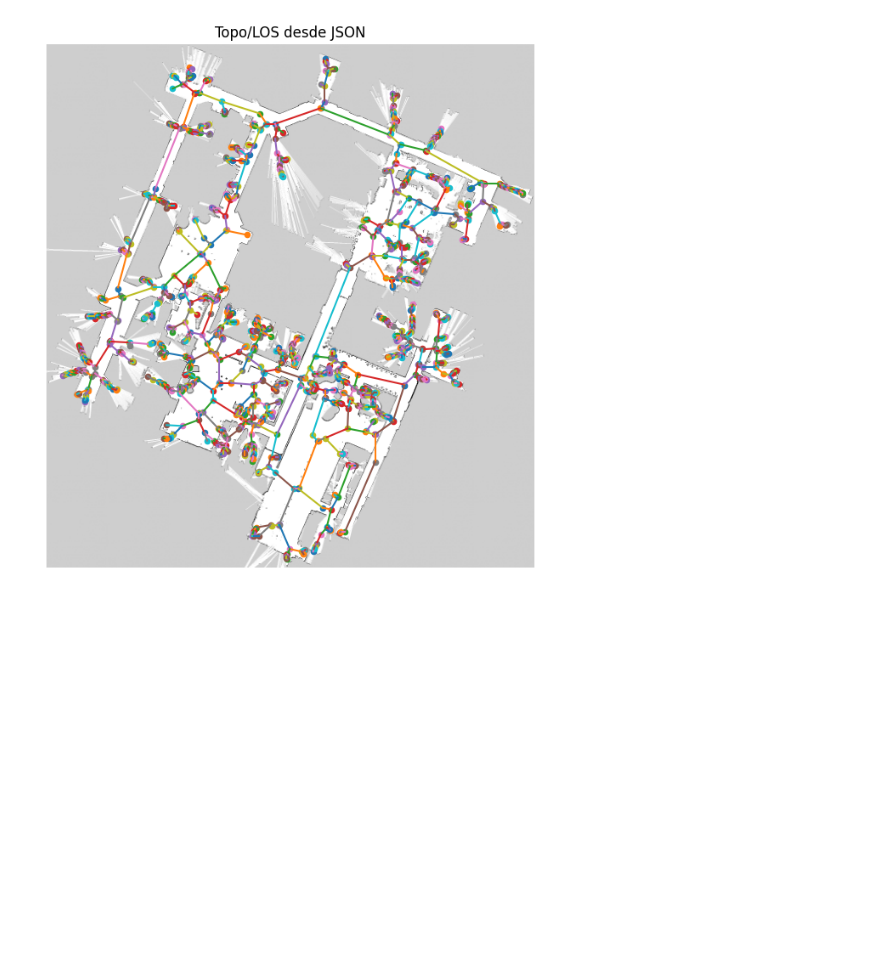
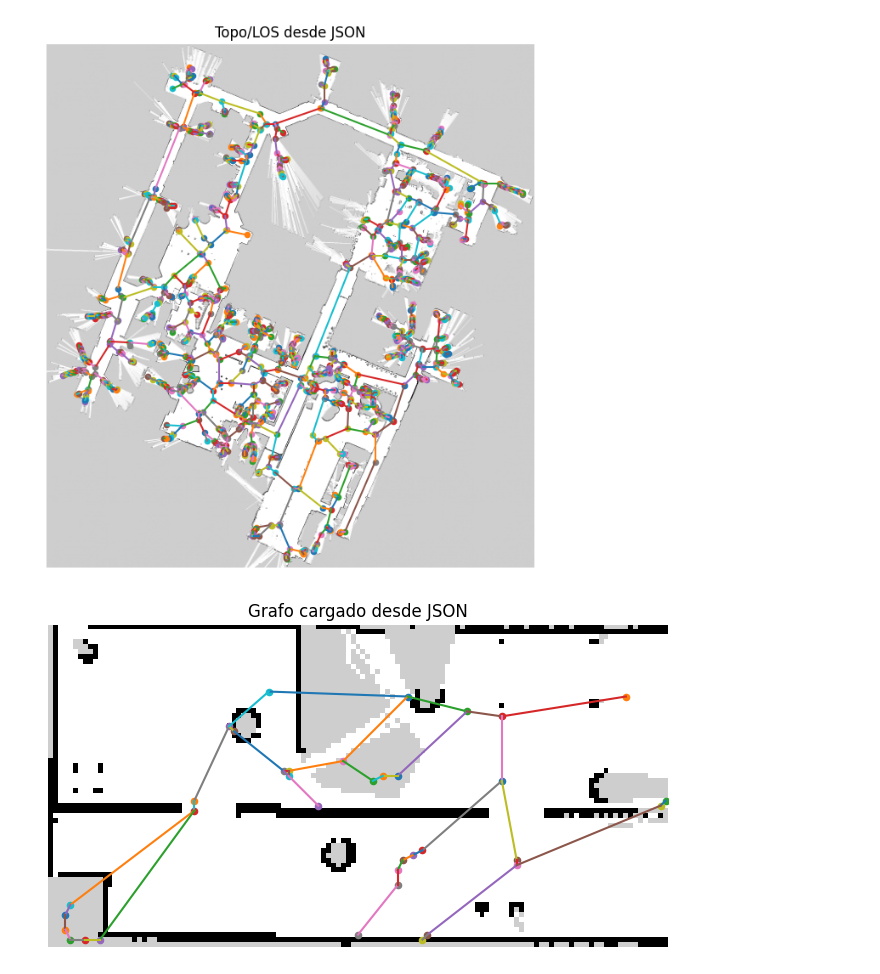
Before and after one commit to Esk1z0/PRACTICA_RAZONAMIENTO, a Jupyter notebook: map_to_graph.ipynb, the cells around one changed output. Cells and saved outputs as stored; diff of their text form; code cells hidden in the pictures; blank space fills up the shorter version.

```diff
--- a/map_to_graph.ipynb
+++ b/map_to_graph.ipynb
@@ -245,7 +245,7 @@ def preview_graph_straight_edges_only(
         base_gray = base_gray.astype(np.uint8) * 255
 
     plt.figure(figsize=figsize)
-    plt.imshow(base_gray, cmap="gray")
+    plt.imshow(base_gray, cmap="gray", origin="lower")#TODO: ESTO QUITAR Y PONER SEGUN CONVENGA
     plt.title(title)
     plt.axis("off")
 
@@ -1358,3 +1358,16 @@ preview_graph_nodes_edges_on_grid(img, g, title="Topo/LOS desde JSON", draw_labe
 # %% [output]
 [figure]
 [figure]
+# %%
+import json
+from pathlib import Path
+
+p = Path("./maps/map_snapshot.json")
+
+graph_json = json.loads(p.read_text(encoding="utf-8"))
+img = load_pgm_gray("./maps/mapa_practica.pgm",)
+
+g = llm_json_to_graph(graph_json)
+preview_graph_straight_edges_only(img, g, title="Grafo cargado desde JSON")
+# %% [output]
+[figure, added]
```
Also changed, not shown: 4 other files.
